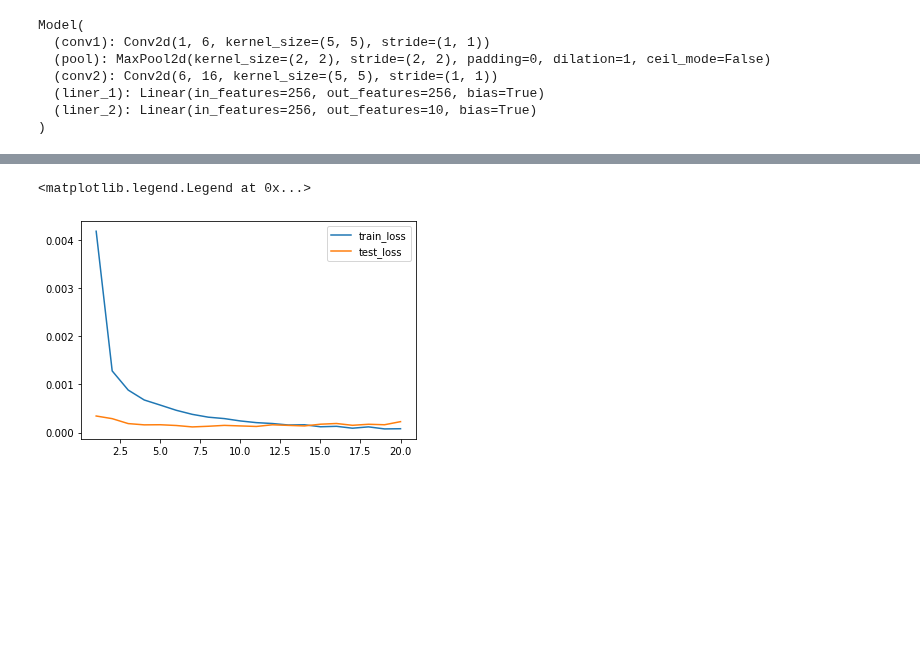
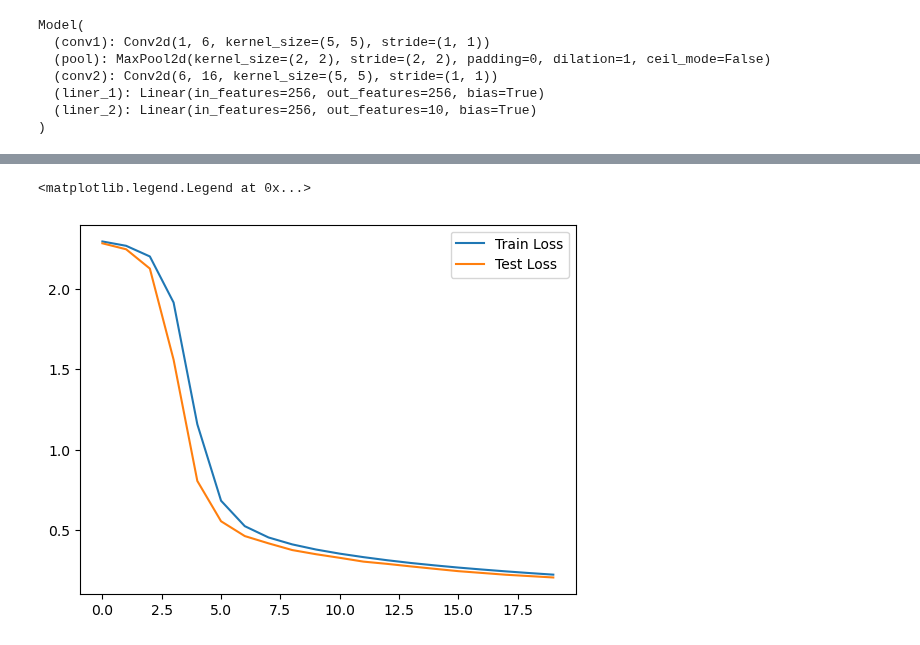
Before and after one commit to LiuBaiWan592/Pytorch-Deep-Learning, a Jupyter notebook: RiYueGuangHua/31. Tensorboard Visualization.ipynb, the cells around one changed output, grey strips where cells are left out. Cells and saved outputs as stored; diff of their text form; code cells hidden in the pictures; blank space fills up the shorter version.

```diff
--- a/RiYueGuangHua/31. Tensorboard Visualization.ipynb
+++ b/RiYueGuangHua/31. Tensorboard Visualization.ipynb
@@ -47,3 +44,4 @@ test_ds = datasets.MNIST(
 # %%
-train_dl = torch.utils.data.DataLoader(train_ds, batch_size=64, shuffle=True)
-test_dl = torch.utils.data.DataLoader(test_ds, batch_size=256)
+# 创建dataloader对象，用于批量加载数据集
+train_dl = torch.utils.data.DataLoader(train_ds, batch_size=64, shuffle=True) # 对dataset进行封装，将数据批量加载，batch_size为64，shuffle为True表示打乱数据集
+test_dl = torch.utils.data.DataLoader(test_ds, batch_size=64)
@@ -149,3 +142,11 @@ model = Model()
+# %%
+# 训练前准备，定义模型、损失函数、优化器
+device = torch.device('cuda' if torch.cuda.is_available() else 'cpu') # 判断是否有GPU，如果有则使用GPU，否则使用CPU
+model = Model().to(device) # 将模型移动到GPU上实例化模型
+
+loss_fn = torch.nn.CrossEntropyLoss()  # 损失函数，交叉熵损失函数，使用未激活的输出作为输入，内置了softmax函数为激活函数，输出为每个类别的概率
+opt = torch.optim.SGD(model.parameters(), lr=0.001) # 优化器，SGD优化器，学习率为0.001
+epochs = 20
 # %% [markdown]
 ### 显示模型
 # %%
@@ -227,15 +169,0 @@ epochs = 20
-# %%
-train_loss = []
-train_acc = []
-test_loss = []
-test_acc = []
-
-for epoch in range(epochs):
-    epoch_loss, epoch_acc, epoch_test_loss, epoch_test_acc = fit(epoch,
-                                                                 model,
-                                                                 train_dl,
-                                                                 test_dl)
-    train_loss.append(epoch_loss)
-    train_acc.append(epoch_acc)
-    test_loss.append(epoch_test_loss)
-    test_acc.append(epoch_test_acc)
@@ -263,8 +267,8 @@ epoch:  19 loss：  0.0 accuracy: 0.998 test_loss：  0.0 test_accuracy: 0.988
 # %%
-plt.plot(range(1, epochs+1), train_loss, label='train_loss')
-plt.plot(range(1, epochs+1), test_loss, label='test_loss')
+plt.plot(range(epochs), train_loss, label='Train Loss')
+plt.plot(range(epochs), test_loss, label='Test Loss')
 plt.legend()
 # %% [output]
 <matplotlib.legend.Legend at 0x...>
-[figure, old version]
+[figure, new version]
 # %%
```
Also changed, not shown: parts of 45 cells of this notebook.
